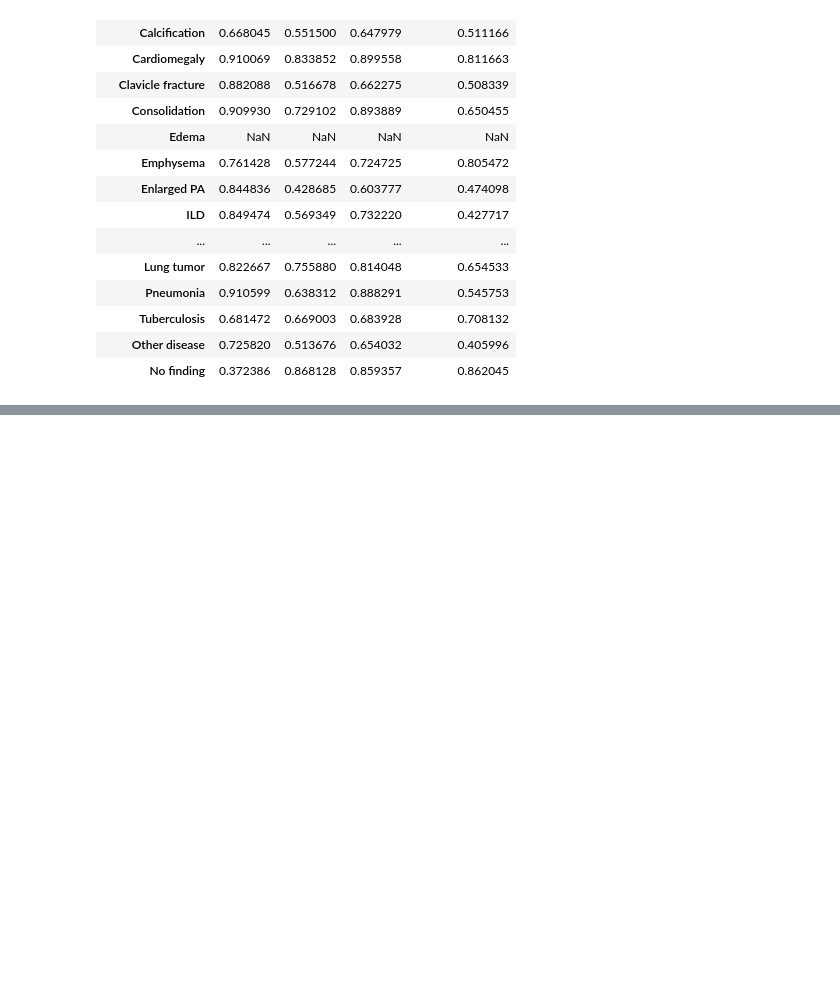
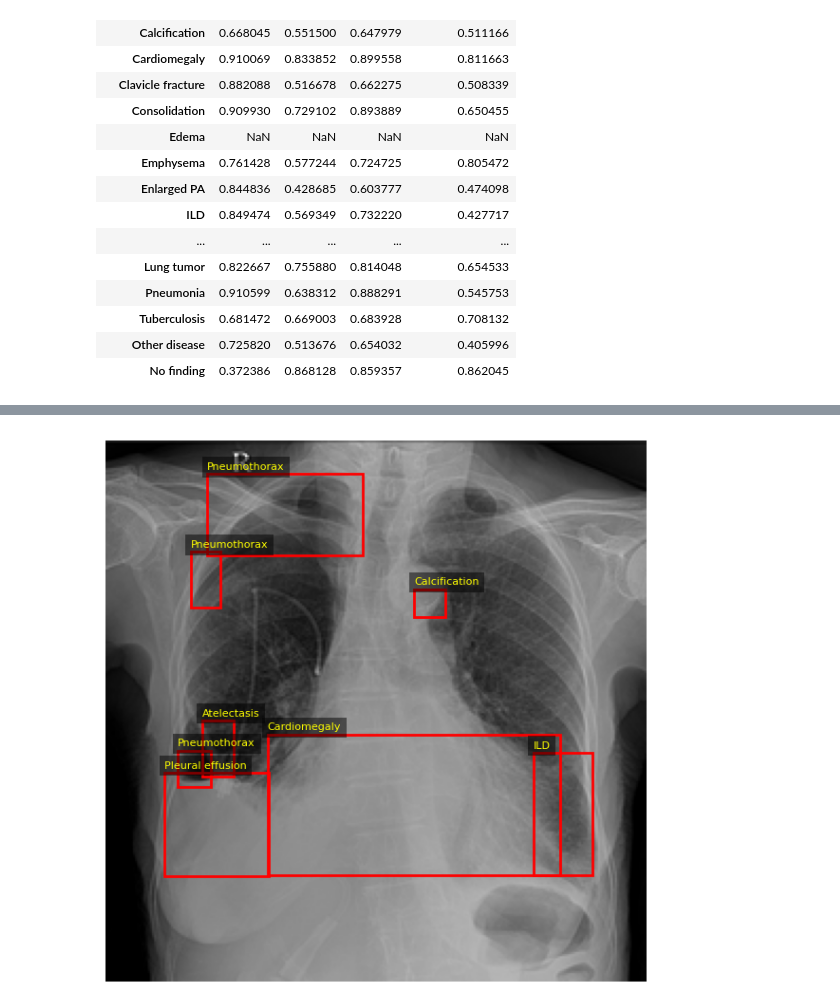
Before and after one commit to harshvardhan10/thesis-codebase, a Jupyter notebook: notebooks/eda_vindr_cxr.ipynb, the cells around one changed output, grey strips where cells are left out. Drawn from its saved outputs; the diff is of its cells as text; code cells hidden in the pictures; blank space fills up the shorter version.

Commit message:
-> ground truth bbox conversion script validation and visualization

```diff
--- a/notebooks/eda_vindr_cxr.ipynb
+++ b/notebooks/eda_vindr_cxr.ipynb
@@ -339,0 +467,9 @@ df_per_label.to_csv("../results/zero_shot_clf_vindr/per_label_auc_24_11_2025.csv
+# %%
+visualize_vindr_boxes(
+    "e0dc2e79105ad93532484e956ef8a71a",
+    "/home/harsh/Documents/fau/thesis/thesis-codebase/data/vindr_cxr/test",
+    "/home/harsh/Documents/fau/thesis/thesis-codebase/data/vindr_cxr/annotations/annotations_test.csv",
+    "/home/harsh/Documents/fau/thesis/thesis-codebase/data/vindr_cxr/test_meta.csv",
+)
+# %% [output]
+[figure, added]
```
Also changed, not shown: parts of 10 cells of this notebook.
